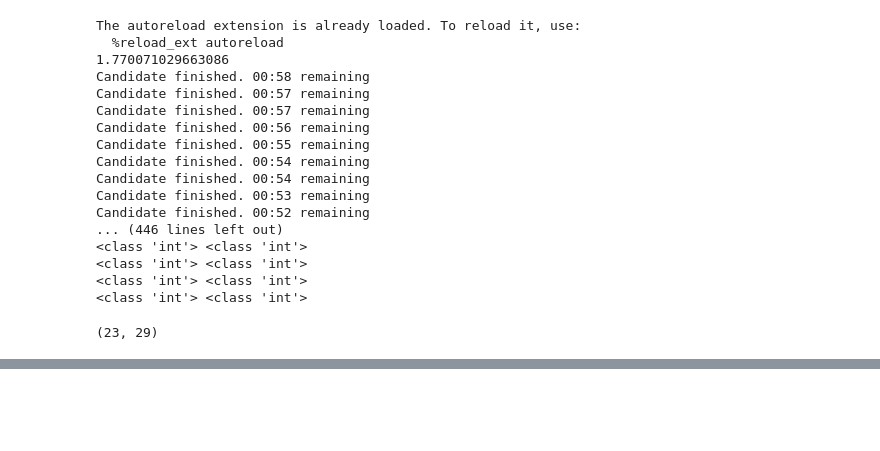
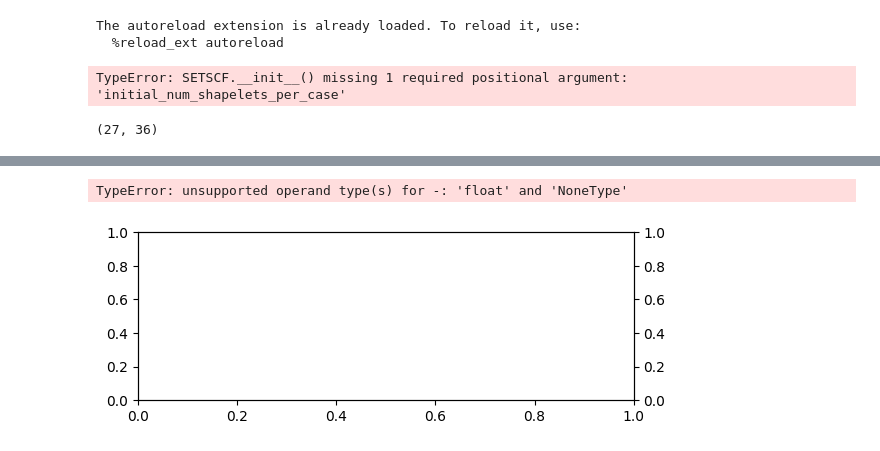
Before and after one commit to fzi-forschungszentrum-informatik/TSInterpret, a Jupyter notebook: playground.ipynb, the cells around one changed output, grey strips where cells are left out. Drawn from its saved outputs; the diff is of its cells as text; code cells hidden in the pictures; blank space fills up the shorter version.

```diff
--- a/playground.ipynb
+++ b/playground.ipynb
@@ -9,30 +13,35 @@ loaded_model = keras.models.load_model("./best_model.hdf5")
 # %%
 %load_ext autoreload
 %autoreload 2
+
 from TSInterpret.InterpretabilityModels.counterfactual.SETSCF import SETSCF
 from tslearn.datasets import UCR_UEA_datasets
 
-
-setscf = SETSCF(loaded_model,data, "TF","time", time_contract_in_mins_per_dim = 1)
+setscf = SETSCF(loaded_model,data, "TF","time", time_contract_in_mins_per_dim = 1, min_shapelet_len=3, max_shapelet_len=20)
 # %% [output]
 The autoreload extension is already loaded. To reload it, use:
   %reload_ext autoreload
-1.770071029663086
-Candidate finished. 00:58 remaining
-Candidate finished. 00:57 remaining
-Candidate finished. 00:57 remaining
-Candidate finished. 00:56 remaining
-Candidate finished. 00:55 remaining
-Candidate finished. 00:54 remaining
-Candidate finished. 00:54 remaining
-Candidate finished. 00:53 remaining
-Candidate finished. 00:52 remaining
-... (446 lines left out)
-<class 'int'> <class 'int'>
-<class 'int'> <class 'int'>
-<class 'int'> <class 'int'>
-<class 'int'> <class 'int'>
+TypeError: SETSCF.__init__() missing 1 required positional argument: 'initial_num_shapelets_per_case'
 # %%
 len(setscf.shapelets[0]),len(setscf.train_distances[0])
 # %% [output]
-(23, 29)
+(27, 36)
+# %%
+from tslearn.datasets import UCR_UEA_datasets
+import tensorflow.keras as keras
+ts = 12
+
+exp, exp_label = setscf.explain(ts, data[2][ts],None,None)
+
+loaded_model = keras.models.load_model("./best_model.hdf5")
+
+setscf.plot(
+        data[2][ts],
+        np.argmax(loaded_model(data[2])[ts]),
+        exp,
+        exp_label,
+        vis_change=True,
+        all_in_one=False,
+        save_fig=None,
+        figsize=(6.4, 4.8))
+# %% [output]
@@ -39 +68,3 @@ len(setscf.shapelets[0]),len(setscf.train_distances[0])
+TypeError: unsupported operand type(s) for -: 'float' and 'NoneType'
+[figure, added]
 # %%
```
Also changed, not shown: parts of 5 cells of this notebook, 13 other files.
